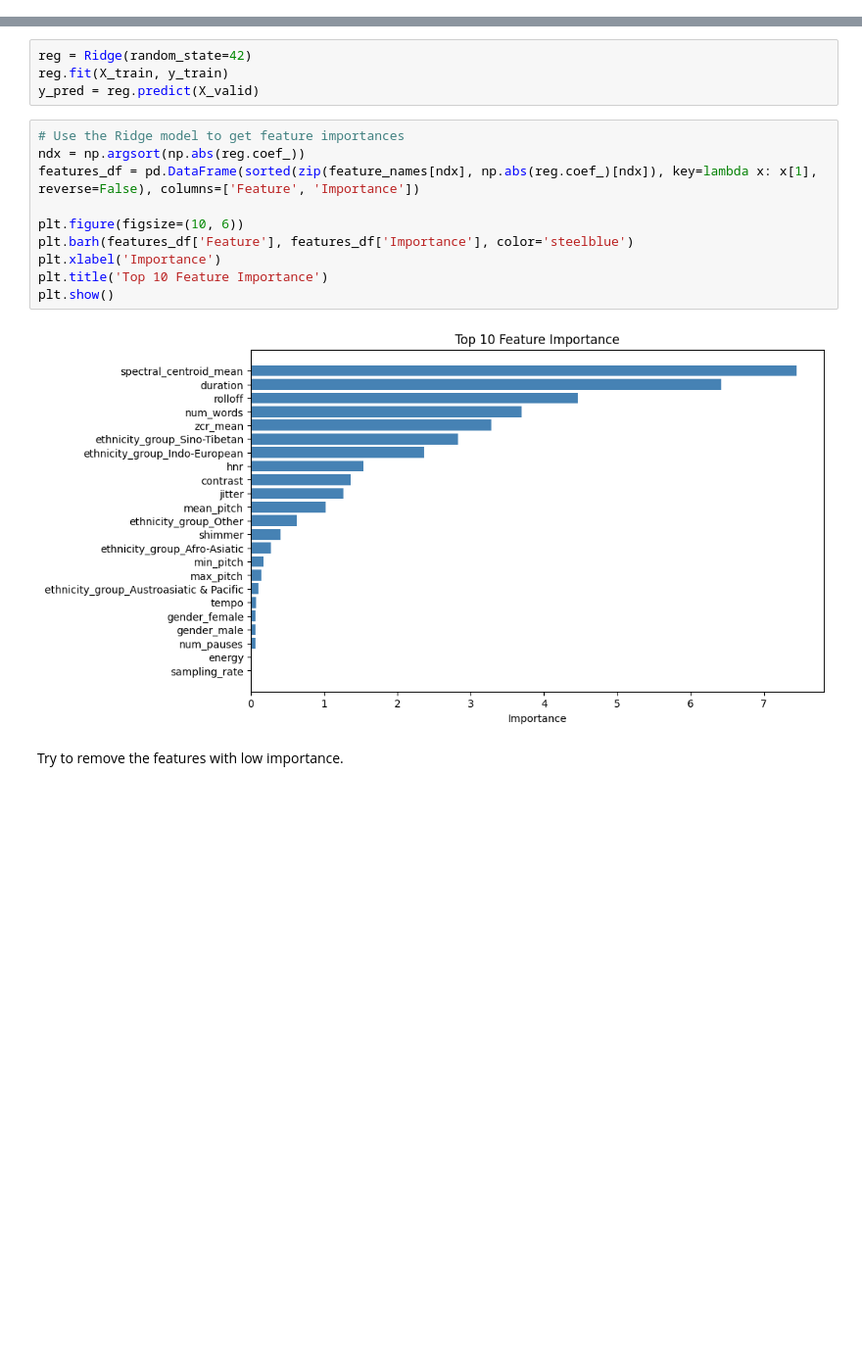
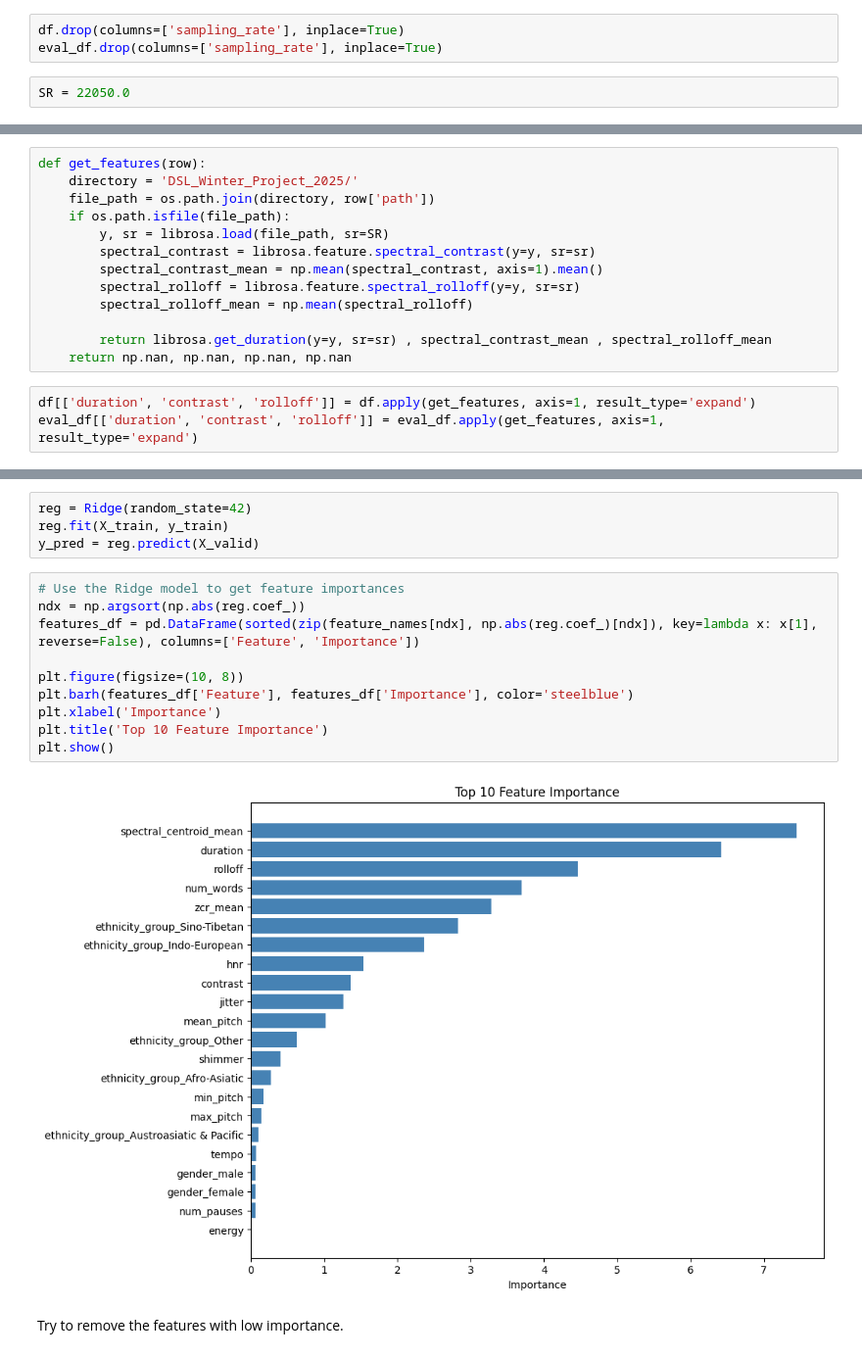
Before and after one commit to d4darius/DSL-AgeDetection, a Jupyter notebook: DSL-AgeDetection.ipynb, the cells around one changed output, grey strips where cells are left out. Shown at 98% size. Drawn from its saved outputs; the diff is of its cells as text; blank space fills up the shorter version.

```diff
--- a/DSL-AgeDetection.ipynb
+++ b/DSL-AgeDetection.ipynb
@@ -113,3 +99,8 @@ df.describe()
+# %%
+df.drop(columns=['sampling_rate'], inplace=True)
+eval_df.drop(columns=['sampling_rate'], inplace=True)
+# %%
+SR = 22050.0
 # %% [markdown]
 ## 2.1 Outliers
 # %%
@@ -162 +155,17 @@ eval_df = eval_df.drop(columns=['num_characters', 'silence_duration'], axis=1)
+# %%
+def get_features(row):
+    directory = 'DSL_Winter_Project_2025/'
+    file_path = os.path.join(directory, row['path'])
+    if os.path.isfile(file_path):
+        y, sr = librosa.load(file_path, sr=SR)
+        spectral_contrast = librosa.feature.spectral_contrast(y=y, sr=sr)
+        spectral_contrast_mean = np.mean(spectral_contrast, axis=1).mean()
+        spectral_rolloff = librosa.feature.spectral_rolloff(y=y, sr=sr)
+        spectral_rolloff_mean = np.mean(spectral_rolloff)
+
+        return librosa.get_duration(y=y, sr=sr) , spectral_contrast_mean , spectral_rolloff_mean
+    return np.nan, np.nan, np.nan, np.nan
+# %%
+df[['duration', 'contrast', 'rolloff']] = df.apply(get_features, axis=1, result_type='expand')
+eval_df[['duration', 'contrast', 'rolloff']] = eval_df.apply(get_features, axis=1, result_type='expand')
 # %% [markdown]
@@ -271,15 +280,15 @@ y_pred = reg.predict(X_valid)
 # %%
 # Use the Ridge model to get feature importances
 ndx = np.argsort(np.abs(reg.coef_))
 features_df = pd.DataFrame(sorted(zip(feature_names[ndx], np.abs(reg.coef_)[ndx]), key=lambda x: x[1], reverse=False), columns=['Feature', 'Importance'])
 
-plt.figure(figsize=(10, 6))
+plt.figure(figsize=(10, 8))
 plt.barh(features_df['Feature'], features_df['Importance'], color='steelblue')
 plt.xlabel('Importance')
 plt.title('Top 10 Feature Importance')
 plt.show()
 # %% [output]
-[figure, old version]
+[figure, new version]
 # %% [markdown]
 Try to remove the features with low importance.
 # %%
```
Also changed, not shown: parts of 32 cells of this notebook, 4 other files.
